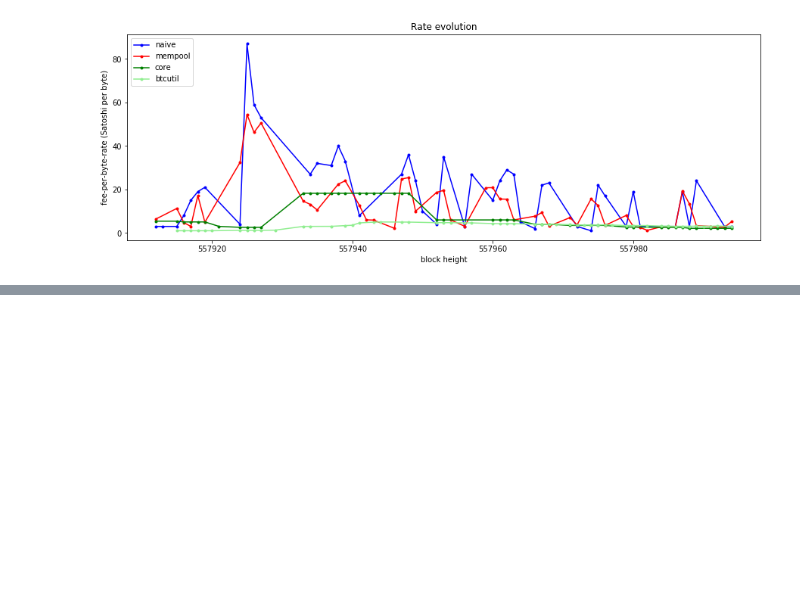
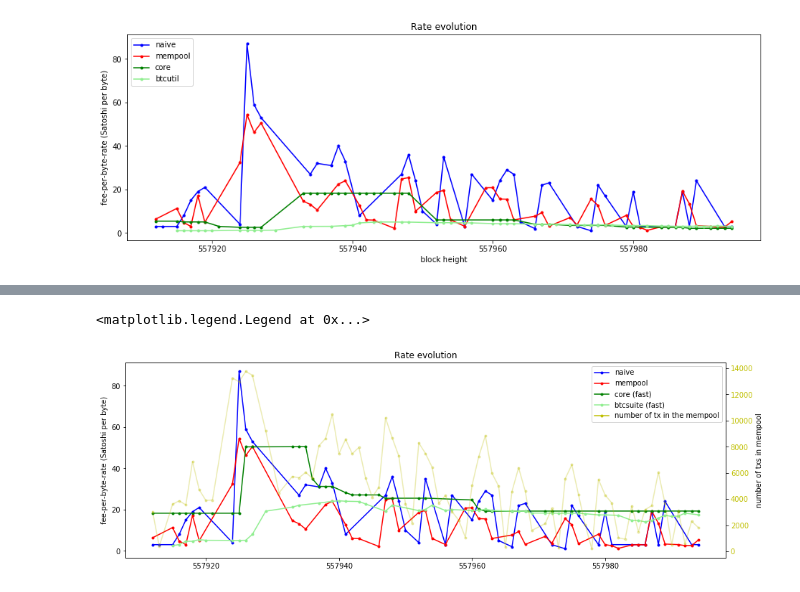
Before and after one commit to mariusgiger/bitcoin-feeestimator-analysis, a Jupyter notebook: Analysis - Comparison.ipynb, the cells around one changed output, grey strips where cells are left out. Drawn from its saved outputs; the diff is of its cells as text; code cells hidden in the pictures; blank space fills up the shorter version.

```diff
--- a/Analysis - Comparison.ipynb
+++ b/Analysis - Comparison.ipynb
@@ -173,0 +200,60 @@ ax.legend(loc=2)
+# %%
+lines = [line.rstrip('\n') for line in open('data/mempool/mempoolcache557994.csv')]
+poolRates = [line.split(',') for line in lines[1:]]
+
+byHeight = {}
+for poolRate in poolRates:
+    rates = list(map(float, poolRate[1:]))
+    byHeight[poolRate[0]]= rates
+
+stats = {'height': [],
+         'numberOfRates': [],
+         'averageRate': [],
+         'std': [],
+         'medianRate': [],}
+
+for height, rates in byHeight.items():
+    stats['height'].append(int(height))
+    stats['numberOfRates'].append(len(rates))
+    stats['averageRate'].append(np.mean(rates))
+    stats['std'].append(np.std(rates))
+    stats['medianRate'].append(np.median(rates))
+
+df = pd.DataFrame.from_dict(stats)
+df = df.sort_values(by=['height'])
+
+fig = plt.figure(figsize=(15,5))
+ax = fig.add_subplot(111)
+
+ax2 = ax.twinx()
+x1 = df["height"].values
+y1 = df["numberOfRates"].values
+ax2.plot(x1,y1, c='y', marker='.', alpha=0.3)
+ax2.set_ylabel('number of txs in mempool')  # we already handled the x-label with ax1
+ax2.tick_params(axis='y', labelcolor="y")
+
+x2 = dfnaive["block_number"].values
+x3 = groupedMempool["block_number"].values
+x4 = dfcore["block_number"].values
+x5 = dfbtcutil["block_number"].values
+y3 = groupedMempool["priceStandard"].values
+y4 = dfcore["priceFast"].values
+y2 = dfnaive["priceStandard"].values
+y5 = dfbtcutil["priceFast"].values
+
+ax.plot(x2,y2, c='b', marker='.', label='naive')
+ax.plot(x3,y3, c='r', marker='.', label='mempool')
+ax.plot(x4,y4, c='g', marker='.', label='core (fast)')
+ax.plot(x5,y5, c='lightgreen',marker='.', label='btcsuite (fast)')
+ax.plot([],[], c='y',marker='.', label='number of tx in the mempool')
+ax.set_ylabel('fee-per-byte-rate (Satoshi per byte)')
+
+
+plt.xlabel('block height')
+ax.ticklabel_format(useOffset=False)
+
+plt.title('Rate evolution')
+ax.legend(loc=1)
+# %% [output]
+<matplotlib.legend.Legend at 0x...>
+[figure, added]
```
Also changed, not shown: parts of 5 cells of this notebook, 5 other files.
